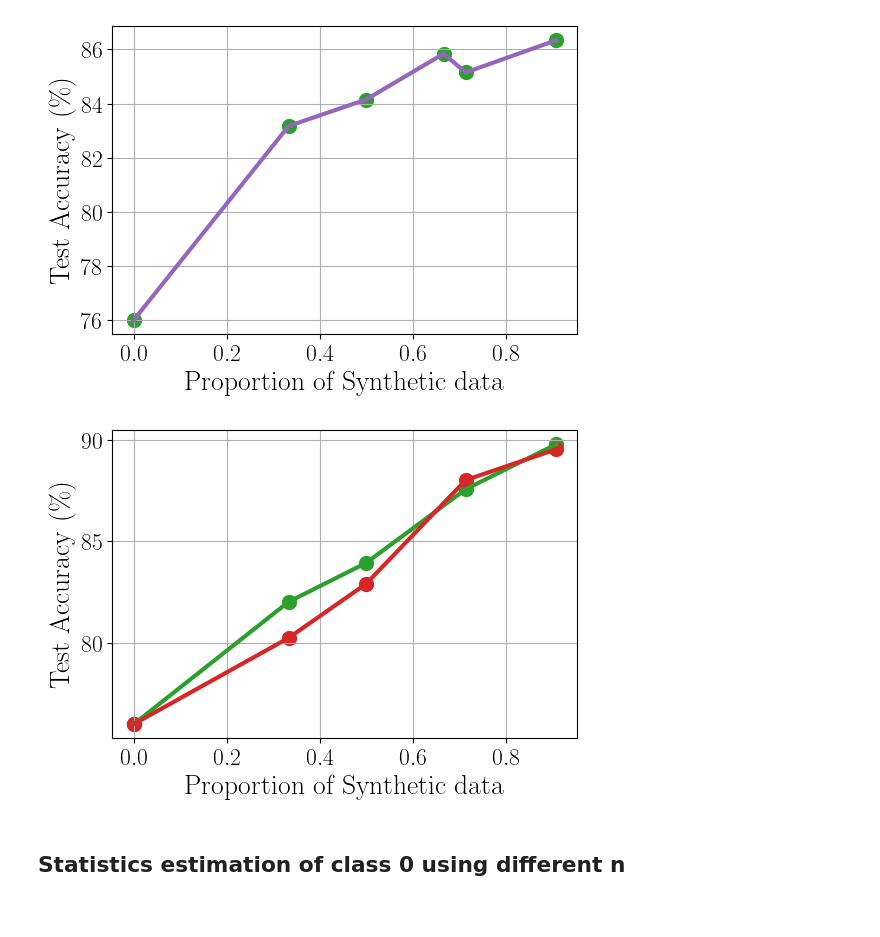
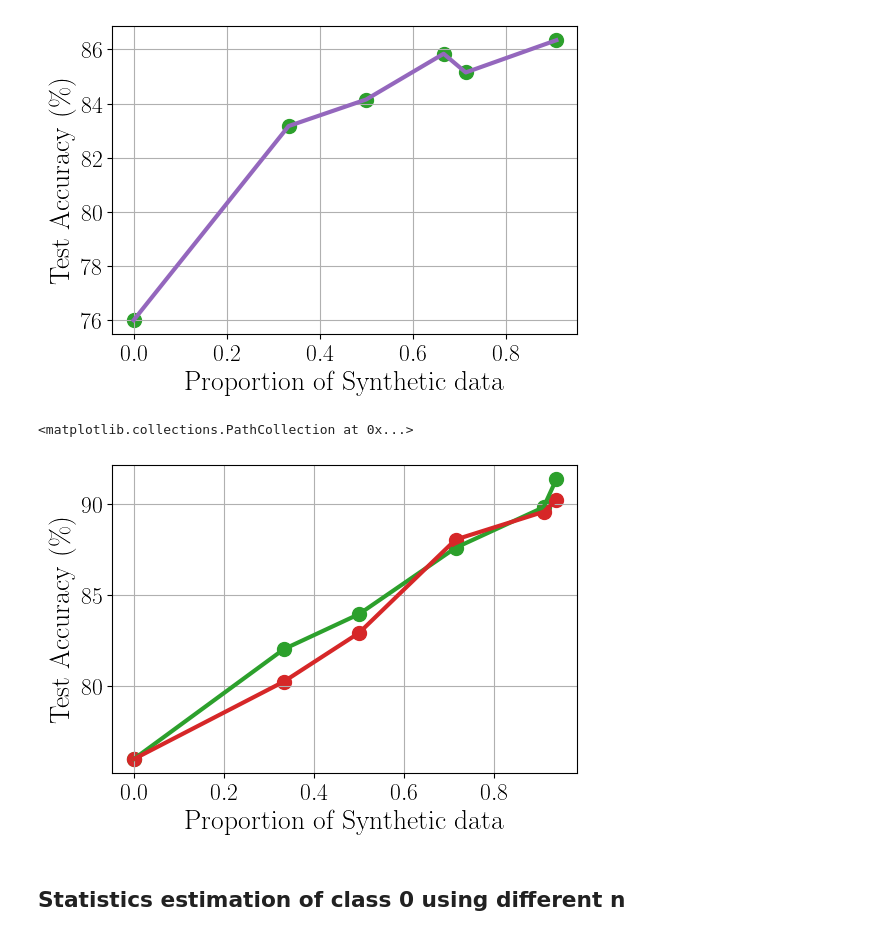
Before and after one commit to elfirdoussilab1/Synthetic-data, a Jupyter notebook: mnist.ipynb, the cells around one changed output. Cells and saved outputs as stored; diff of their text form; code cells hidden in the pictures.

```diff
--- a/mnist.ipynb
+++ b/mnist.ipynb
@@ -522,39 +522,40 @@ plt.rcParams.update({"text.usetex": True,"font.family": "STIXGeneral"})#,"font.s
 
 n = 50
 df = pd.read_csv('results_mnist_n-50-gaussian-supervision-True-thresh-0.002.csv')
-ms = df['m'].to_numpy()[:-1]
+ms = df['m'].to_numpy()
 pis = ms / (n + ms)
 # Test accuracy evolution
-test_accs = df['Test Accuracy'][:-1]
+test_accs = df['Test Accuracy']
 
 fig, ax = plt.subplots(figsize = (6, 4))
 linewidth = 3
 fontsize = 20
 labelsize = 17
 s = 100
 
 # Test Accuracy
 ax.plot(pis, test_accs, color = 'tab:green', linewidth = linewidth)
 ax.scatter(pis, test_accs, marker = 'o', color = 'tab:green', s = s, alpha = 1)
 ax.tick_params(axis = 'x', which = 'both', labelsize = labelsize)
 ax.tick_params(axis = 'y', which = 'both', labelsize = labelsize)
 ax.set_ylabel('Test Accuracy (\%)', fontsize = fontsize)
 ax.set_xlabel('Proportion of Synthetic data', fontsize = fontsize)
 ax.grid()
 
 # Strong supervision
 df = pd.read_csv('results_mnist_n-50-gaussian-supervision-False.csv')
 # Test accuracy evolution
-test_accs = df['Test Accuracy'][:-1]
+test_accs = df['Test Accuracy']
 # Test Accuracy
 ax.plot(pis, test_accs, color = 'tab:red', linewidth = linewidth )
 ax.scatter(pis, test_accs, marker = 'o', color = 'tab:red', s = s, alpha = 1)
 
 #plt.title('MNIST Training with Mixture of Real + Synthetic data', loc = 'center')
-path = './study-plot' + f'/MNIST-Gaussian-NN-ReLU-n-{n}.pdf'
-fig.savefig(path, bbox_inches='tight')
+#path = './study-plot' + f'/MNIST-Gaussian-NN-ReLU-n-{n}.pdf'
+#fig.savefig(path, bbox_inches='tight')
 # %% [output]
+<matplotlib.collections.PathCollection at 0x...>
-[figure, old version]
+[figure, new version]
 # %% [markdown]
 ## Statistics estimation of class 0 using different n
 # %%
```
Also changed, not shown: parts of 10 cells of this notebook, 15 other files.
